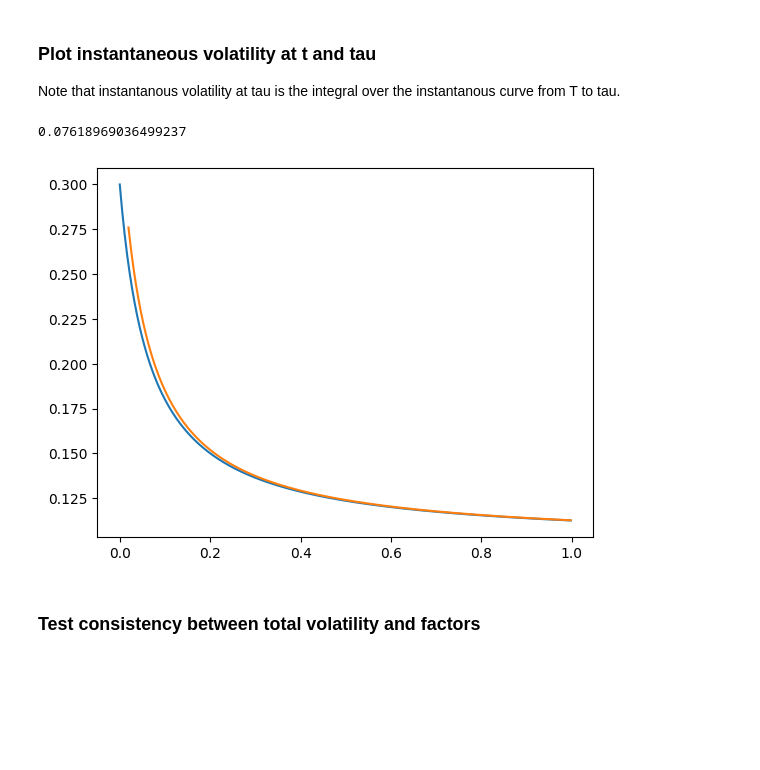
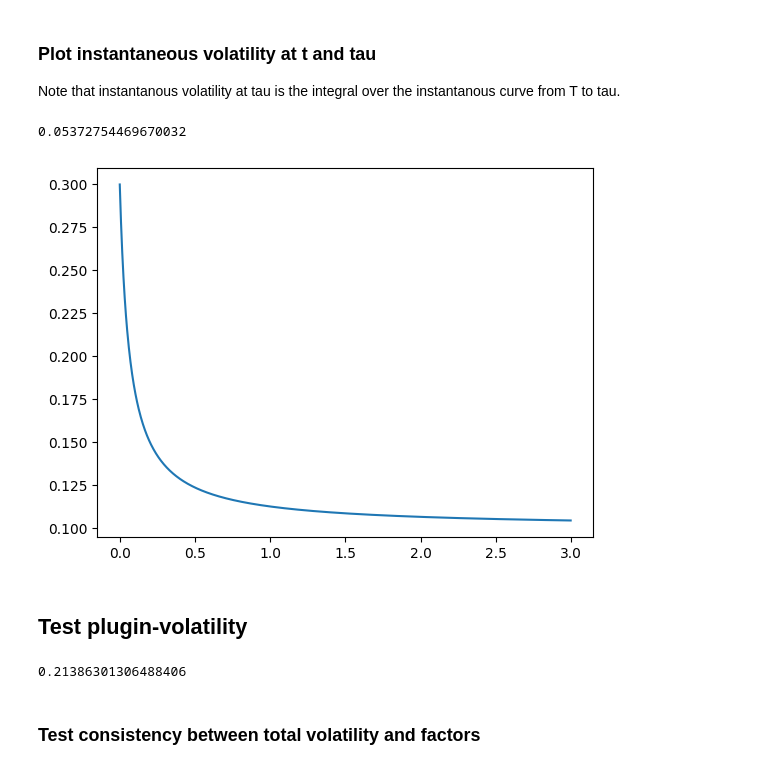
Before and after one commit to bmyksvoll/curves, a Jupyter notebook: bsr_simulation.ipynb, the cells around one changed output. Cells and saved outputs as stored; diff of their text form; code cells hidden in the pictures; blank space fills up the shorter version.

```diff
--- a/bsr_simulation.ipynb
+++ b/bsr_simulation.ipynb
@@ -41,31 +6,54 @@ def sigma_factor3(t, tau,T,c):
 ### Plot instantaneous volatility at t and tau
 Note that instantanous volatility at tau is the integral over the instantanous curve from T to tau.
 # %%
+
 t = 0
-T = 1
-tau =1/52
+T = 3
+tau =1/12
 dt = 1/365
 #n_steps = int(T / dt)
 
 b = 2/3/10
 a = 0.2*b
 c = 0.1
 
 times_tau = np.arange(tau, T, dt)
 times_t = np.arange(t, T, dt)
-vol_tau = sigma_brs(t, tau, times_tau, a,b,c)
-vol_inst = sigma_instantanous(t, times_t, a, b, c)
+
+vol_tau = volatility.sigma_brs(t, tau, times_tau, a,b,c)
+
+vol_inst = volatility.sigma_instantanous(t, times_t, a, b, c)
 
 
 plt.plot(times_t, vol_inst)
-plt.plot(times_tau, vol_tau)
+#plt.plot(times_tau, vol_tau)
+#plt.plot(times_tau, plugin_T1equalT2)
 
 # Integral of variance instantanous equal to vol_tau.
 np.sqrt(sum(vol_inst[0:7]**2)/7)
 vol_tau[0]**2 # vol = 0.2760, var = 0.07618969
 # %% [output]
-0.07618969036499237
+0.05372754469670032
-[figure, old version]
+[figure, new version]
+# %% [markdown]
+## Test plugin-volatility
+# %%
+b = 2/3/10
+a = 0.2*b
+c = 0.1
+
+t = 0
+T1 = 0.1
+T2 = 0.100001
+tau = 0.000001
+
+
+s =t
+
+volatility.sigma_plugin(t,tau, T1, T2, a, b,c)
+#plt.plot(times_tau, ve)
+# %% [output]
+0.21386301306488406
 # %% [markdown]
 ### Test consistency between total volatility and factors
 # %%
```
Also changed, not shown: parts of 7 cells of this notebook, 9 other files.
